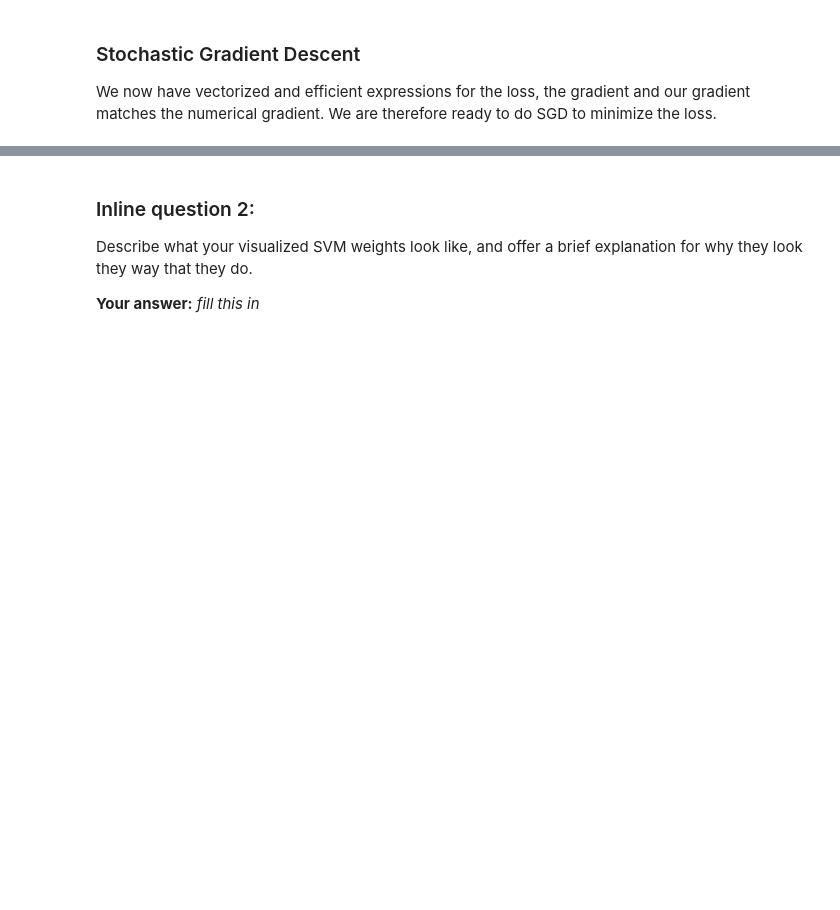
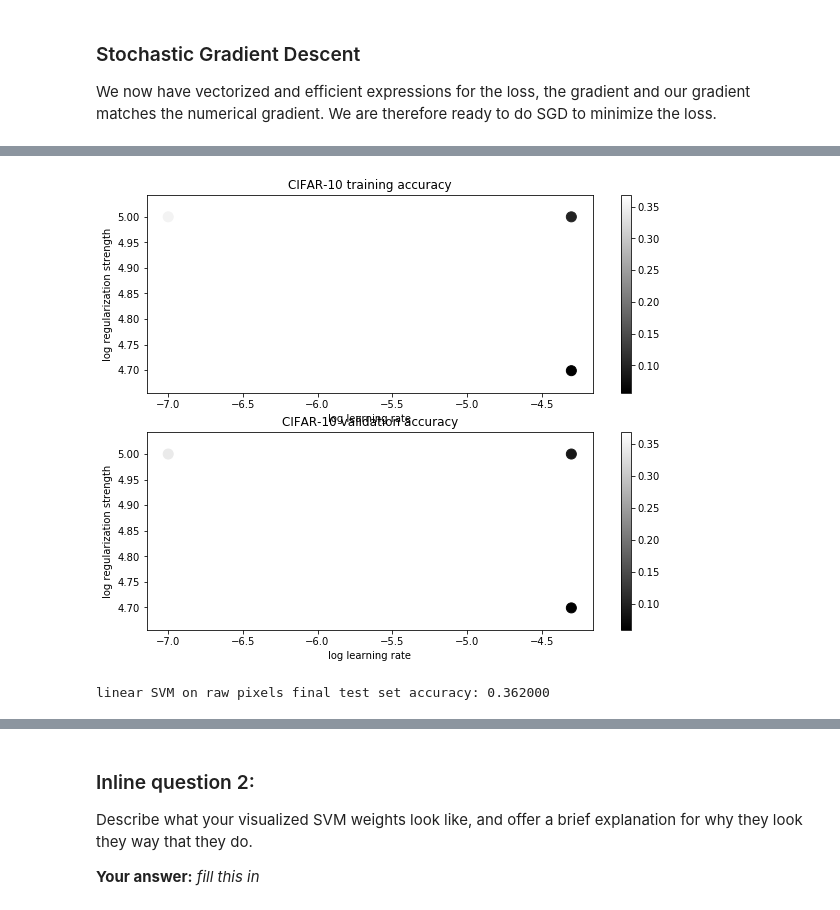
Before and after one commit to esvhd/cs231n, a Jupyter notebook: assignment1/svm.ipynb, the cells around one changed output, grey strips where cells are left out. Cells and saved outputs as stored; diff of their text form; code cells hidden in the pictures; blank space fills up the shorter version.

```diff
--- a/assignment1/svm.ipynb
+++ b/assignment1/svm.ipynb
@@ -320,7 +461,23 @@ best_svm = None # The LinearSVM object that achieved the highest validation rate
 # confident that your validation code works, you should rerun the validation   #
 # code with a larger value for num_iters.                                      #
 ################################################################################
-pass
+for lr in learning_rates:
+    for reg in regularization_strengths:
+        print((lr, reg))
+        svm_cv = LinearSVM()
+        loss_hist = svm_cv.train(X_train, y_train, learning_rate=lr, reg=reg,
+                                 num_iters=1000, verbose=False)
+        y_train_pred = svm_cv.predict(X_train)
+        train_score = np.mean(y_train == y_train_pred)
+
+        y_val_pred = svm_cv.predict(X_val)
+        cv_score = np.mean(y_val == y_val_pred)
+
+        results[(lr, reg)] = (train_score, cv_score)
+
+        if cv_score > best_val:
+            best_val = cv_score
+            best_svm = svm_cv
 ################################################################################
 #                              END OF YOUR CODE                                #
 ################################################################################
@@ -335,33 +502,37 @@ print('best validation accuracy achieved during cross-validation: %f' % best_val
 # %%
 # Visualize the cross-validation results
 import math
 x_scatter = [math.log10(x[0]) for x in results]
 y_scatter = [math.log10(x[1]) for x in results]
 
 # plot training accuracy
 marker_size = 100
-colors = [results[x][0] for x in results]
+colors = [results[x][0] for x in results.keys()]
 plt.subplot(2, 1, 1)
 plt.scatter(x_scatter, y_scatter, marker_size, c=colors)
 plt.colorbar()
 plt.xlabel('log learning rate')
 plt.ylabel('log regularization strength')
 plt.title('CIFAR-10 training accuracy')
 
 # plot validation accuracy
-colors = [results[x][1] for x in results] # default size of markers is 20
+colors = [results[x][1] for x in results.keys()] # default size of markers is 20
 plt.subplot(2, 1, 2)
 plt.scatter(x_scatter, y_scatter, marker_size, c=colors)
 plt.colorbar()
 plt.xlabel('log learning rate')
 plt.ylabel('log regularization strength')
 plt.title('CIFAR-10 validation accuracy')
 plt.show()
+# %% [output]
+[figure, added]
 # %%
 # Evaluate the best svm on test set
 y_test_pred = best_svm.predict(X_test)
 test_accuracy = np.mean(y_test == y_test_pred)
 print('linear SVM on raw pixels final test set accuracy: %f' % test_accuracy)
+# %% [output]
+linear SVM on raw pixels final test set accuracy: 0.362000
 # %%
 # Visualize the learned weights for each class.
 # Depending on your choice of learning rate and regularization strength, these may
```
Also changed, not shown: parts of 13 cells of this notebook, 2 other files.
